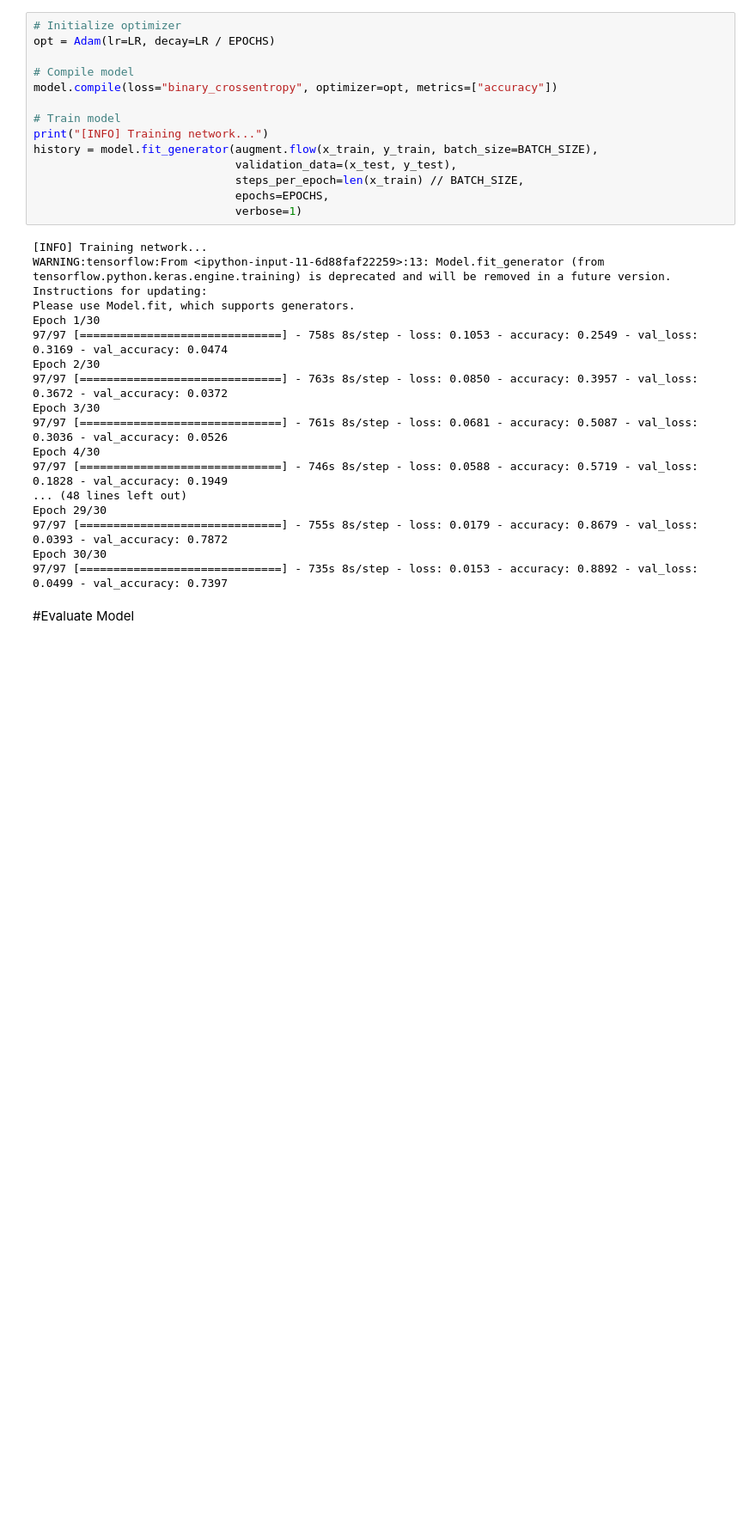
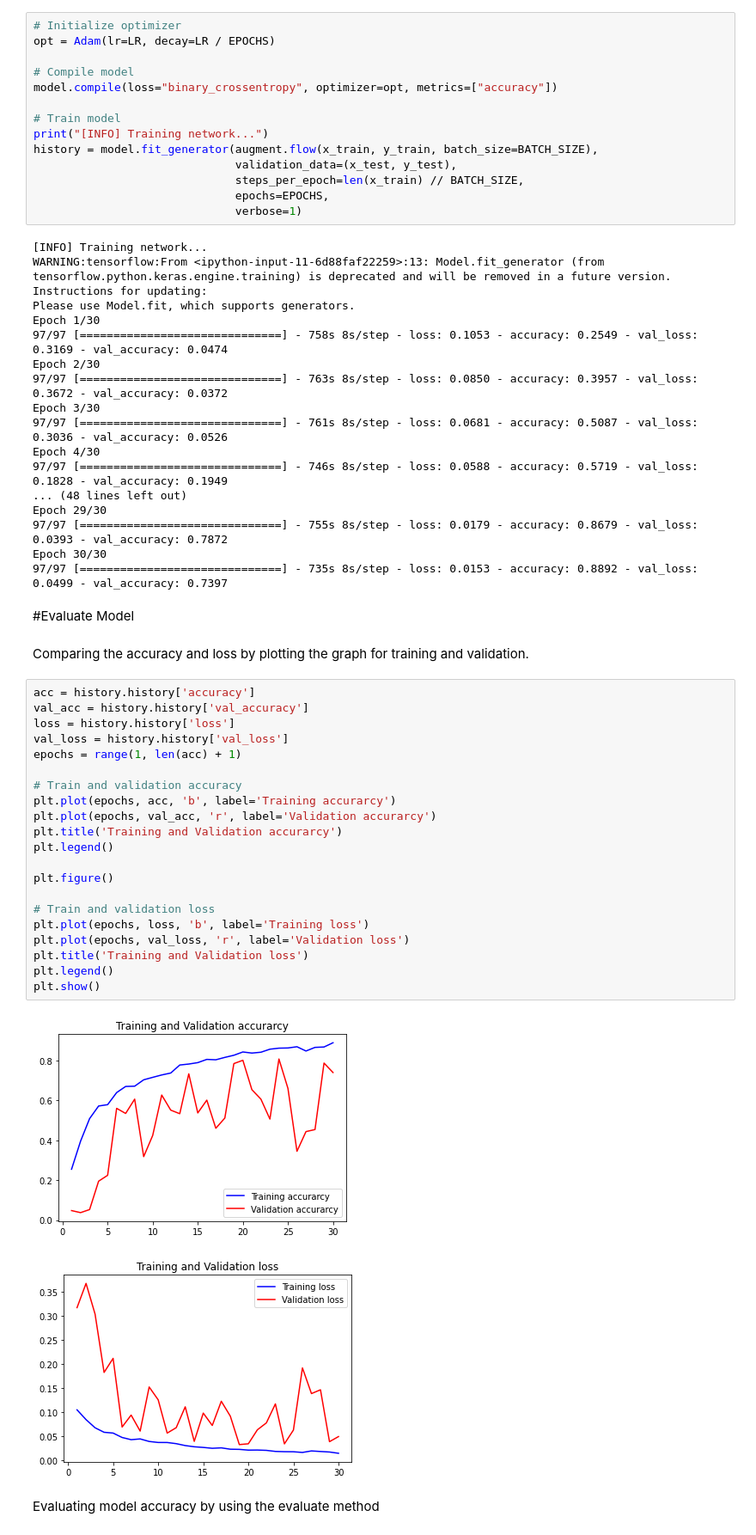
Before and after one commit to safin777/SmartFarming, a Jupyter notebook: SmartFarming.ipynb, the cells around one changed output. Shown: that part at 86% size. Saved outputs shown, nothing was run; the diff lists cells and outputs as text; blank space fills up the shorter version.

Commit message:
pyplot and test accuracy included

```diff
--- a/SmartFarming.ipynb
+++ b/SmartFarming.ipynb
@@ -257,3 +257,31 @@ Epoch 30/30
 97/97 [==============================] - 735s 8s/step - loss: 0.0153 - accuracy: 0.8892 - val_loss: 0.0499 - val_accuracy: 0.7397
 # %% [markdown]
 #Evaluate Model
+# %% [markdown]
+Comparing the accuracy and loss by plotting the graph for training and validation.
+# %%
+acc = history.history['accuracy']
+val_acc = history.history['val_accuracy']
+loss = history.history['loss']
+val_loss = history.history['val_loss']
+epochs = range(1, len(acc) + 1)
+
+# Train and validation accuracy
+plt.plot(epochs, acc, 'b', label='Training accurarcy')
+plt.plot(epochs, val_acc, 'r', label='Validation accurarcy')
+plt.title('Training and Validation accurarcy')
+plt.legend()
+
+plt.figure()
+
+# Train and validation loss
+plt.plot(epochs, loss, 'b', label='Training loss')
+plt.plot(epochs, val_loss, 'r', label='Validation loss')
+plt.title('Training and Validation loss')
+plt.legend()
+plt.show()
+# %% [output]
+[figure, added]
+[figure, added]
+# %% [markdown]
+Evaluating model accuracy by using the evaluate method
```
Also changed, not shown: parts of 1 cell of this notebook.
